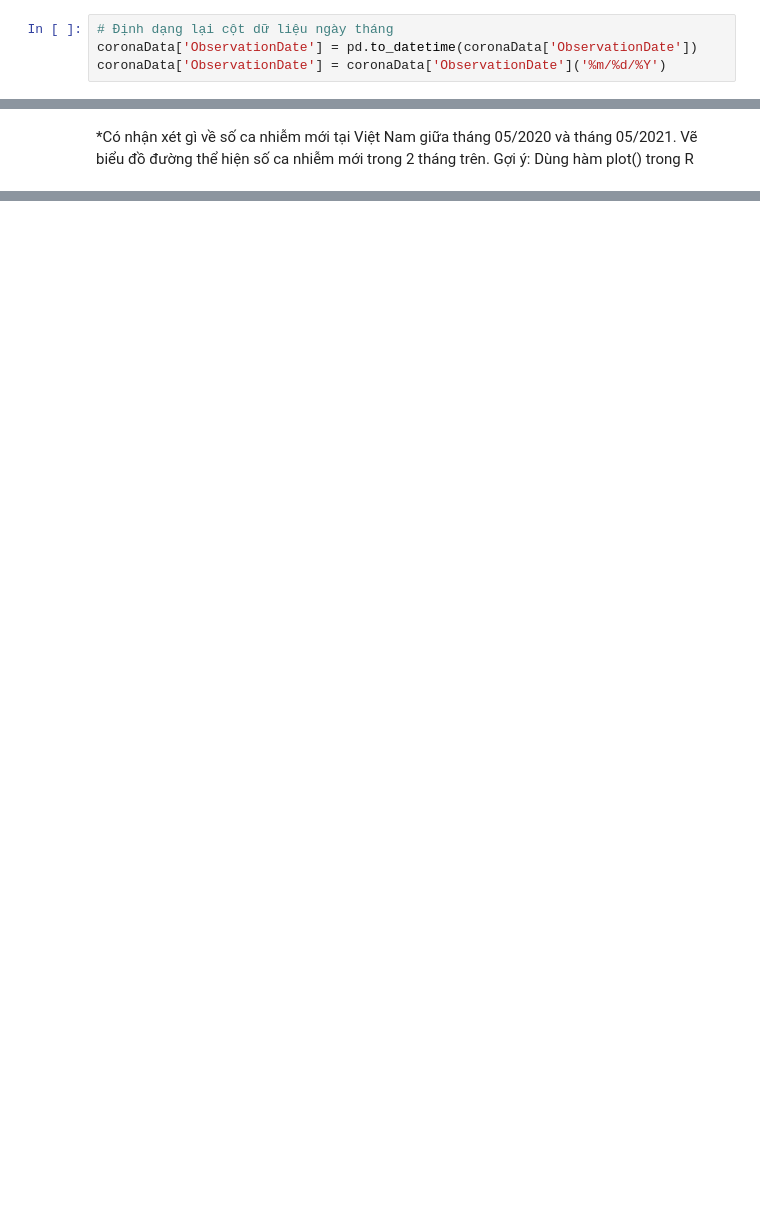
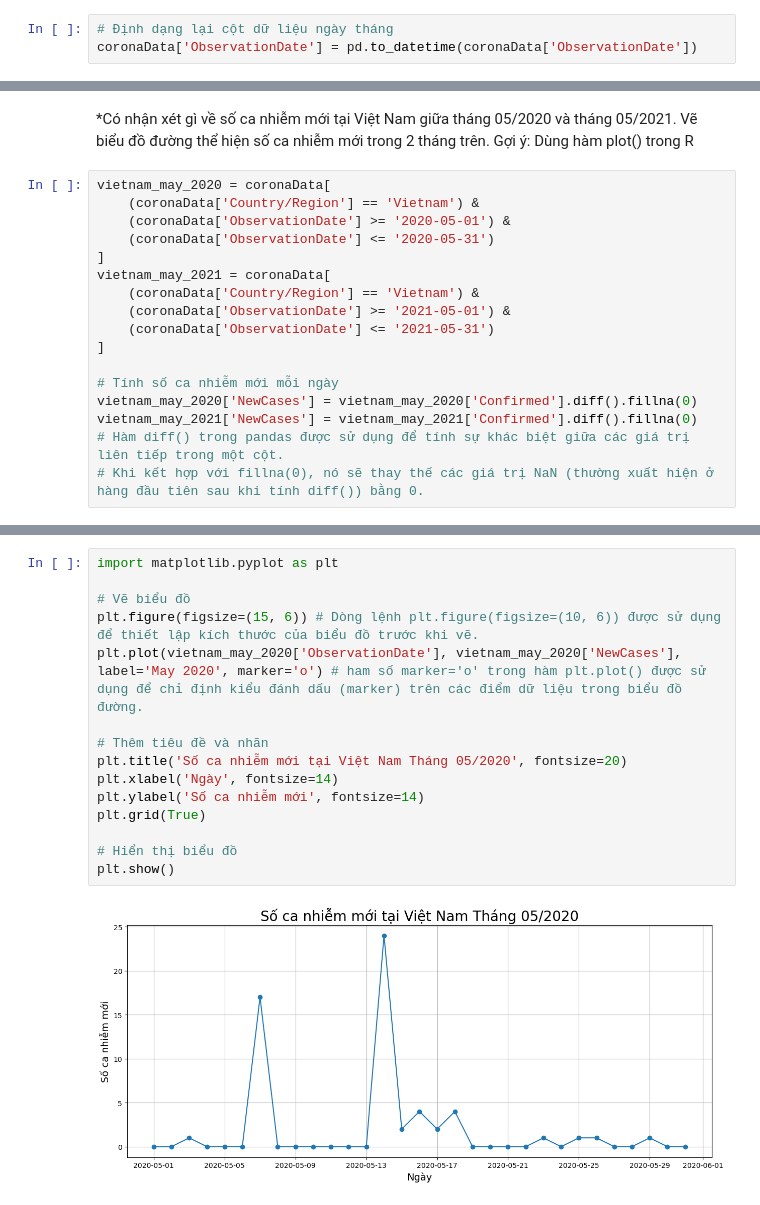
Before and after one commit to thythybui/DS108.O21.2, a Jupyter notebook: LAB_1/Corona_virus/myCode.ipynb, the cells around one changed output, grey strips where cells are left out. Saved outputs shown, nothing was run; the diff lists cells and outputs as text; blank space fills up the shorter version.

```diff
--- a/LAB_1/Corona_virus/myCode.ipynb
+++ b/LAB_1/Corona_virus/myCode.ipynb
@@ -137,4 +137,3 @@ str
 # %%
 # Định dạng lại cột dữ liệu ngày tháng
 coronaData['ObservationDate'] = pd.to_datetime(coronaData['ObservationDate'])
-coronaData['ObservationDate'] = coronaData['ObservationDate']('%m/%d/%Y')
@@ -319,2 +308,19 @@ Name: Deaths, dtype: float64
 # %% [markdown]
  *Có nhận xét gì về số ca nhiễm mới tại Việt Nam giữa tháng 05/2020 và tháng 05/2021. Vẽ biểu đồ đường thể hiện số ca nhiễm mới trong 2 tháng trên. Gợi ý: Dùng hàm plot() trong R
+# %%
+vietnam_may_2020 = coronaData[
+    (coronaData['Country/Region'] == 'Vietnam') &
+    (coronaData['ObservationDate'] >= '2020-05-01') &
+    (coronaData['ObservationDate'] <= '2020-05-31')
+]
+vietnam_may_2021 = coronaData[
+    (coronaData['Country/Region'] == 'Vietnam') &
+    (coronaData['ObservationDate'] >= '2021-05-01') &
+    (coronaData['ObservationDate'] <= '2021-05-31')
+]
+
+# Tính số ca nhiễm mới mỗi ngày
+vietnam_may_2020['NewCases'] = vietnam_may_2020['Confirmed'].diff().fillna(0)
+vietnam_may_2021['NewCases'] = vietnam_may_2021['Confirmed'].diff().fillna(0)
+# Hàm diff() trong pandas được sử dụng để tính sự khác biệt giữa các giá trị liên tiếp trong một cột.
+# Khi kết hợp với fillna(0), nó sẽ thay thế các giá trị NaN (thường xuất hiện ở hàng đầu tiên sau khi tính diff()) bằng 0.
@@ -320,0 +338,17 @@ Name: Deaths, dtype: float64
+# %%
+import matplotlib.pyplot as plt
+
+# Vẽ biểu đồ
+plt.figure(figsize=(15, 6)) # Dòng lệnh plt.figure(figsize=(10, 6)) được sử dụng để thiết lập kích thước của biểu đồ trước khi vẽ.
+plt.plot(vietnam_may_2020['ObservationDate'], vietnam_may_2020['NewCases'], label='May 2020', marker='o') # ham số marker='o' trong hàm plt.plot() được sử dụng để chỉ định kiểu đánh dấu (marker) trên các điểm dữ liệu trong biểu đồ đường.
+
+# Thêm tiêu đề và nhãn
+plt.title('Số ca nhiễm mới tại Việt Nam Tháng 05/2020', fontsize=20)
+plt.xlabel('Ngày', fontsize=14)
+plt.ylabel('Số ca nhiễm mới', fontsize=14)
+plt.grid(True)
+
+# Hiển thị biểu đồ
+plt.show()
+# %% [output]
+[figure, added]
```
Also changed, not shown: parts of 12 cells of this notebook.
